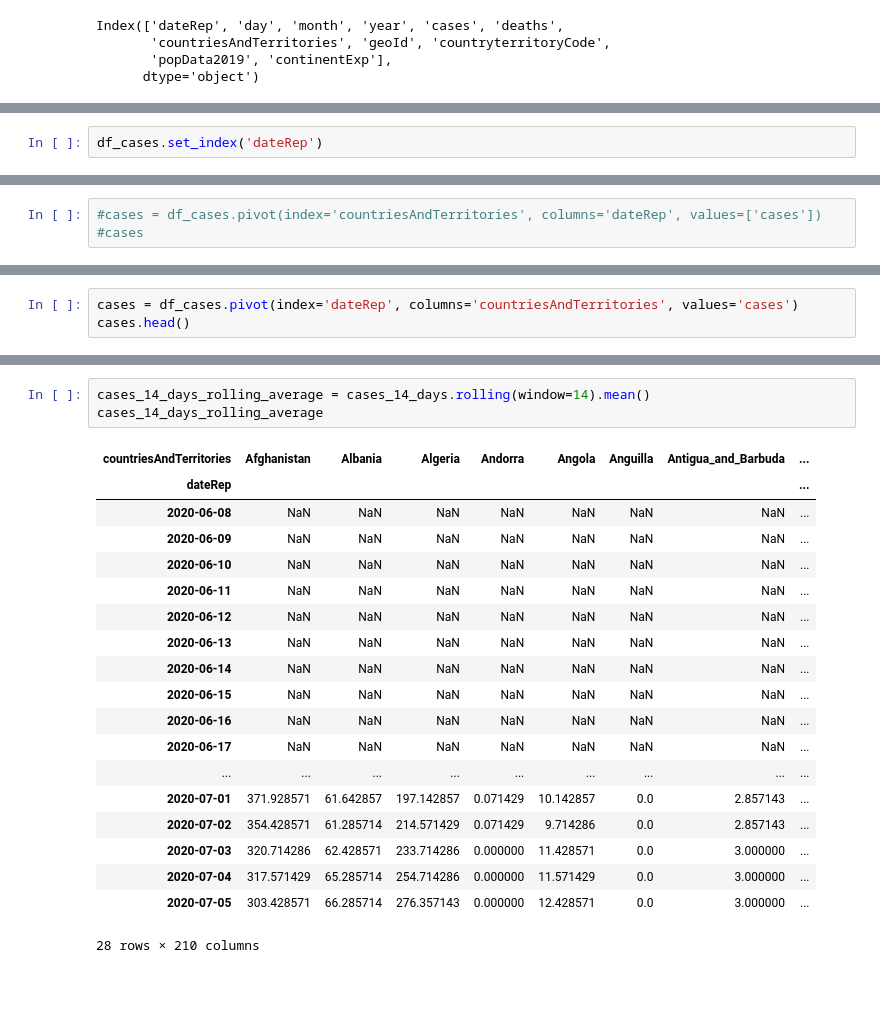
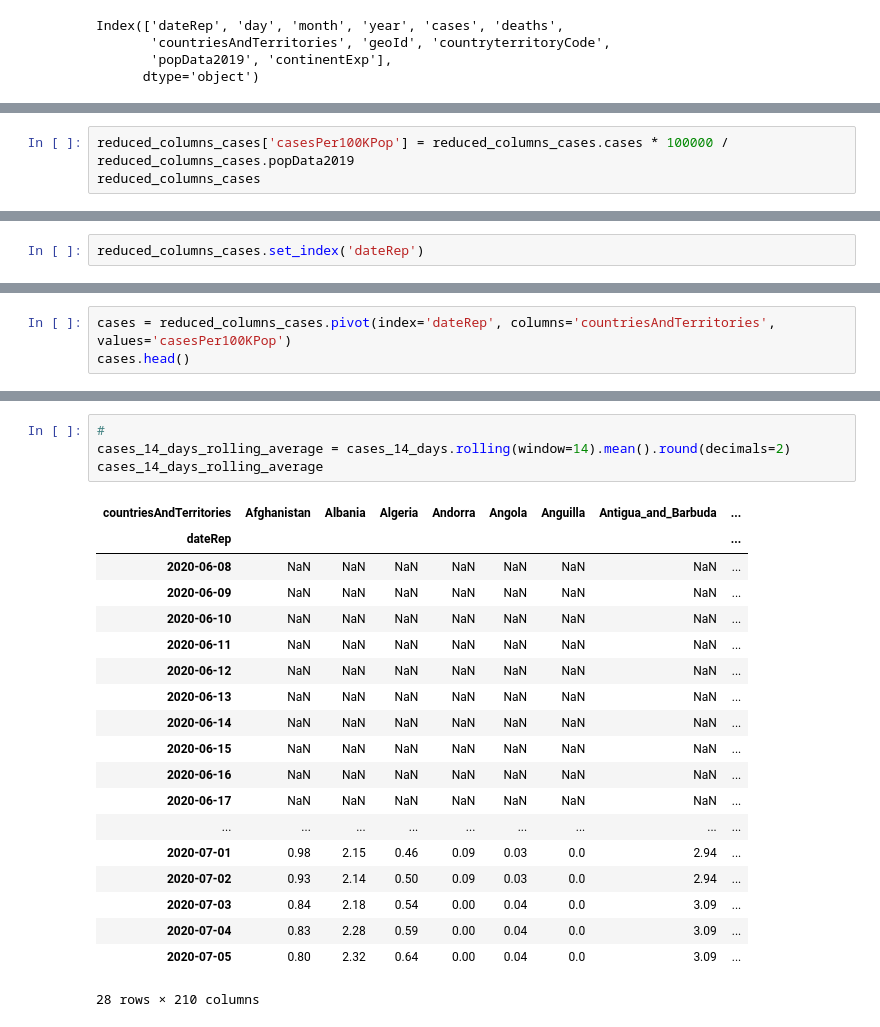
Before and after one commit to MichaelORegan/Covid_19_Ireland_green_list, a Jupyter notebook: Ireland Green List Countries 5th July 2020.ipynb, the cells around one changed output, grey strips where cells are left out. Cells and saved outputs as stored; diff of their text form; blank space fills up the shorter version.

```diff
--- a/Ireland Green List Countries 5th July 2020.ipynb
+++ b/Ireland Green List Countries 5th July 2020.ipynb
@@ -176,0 +174,3 @@ df_cases.head()
+# %%
+reduced_columns_cases['casesPer100KPop'] = reduced_columns_cases.cases * 100000 / reduced_columns_cases.popData2019
+reduced_columns_cases
@@ -177,3 +191,3 @@ df_cases.head()
 # %%
-df_cases.set_index('dateRep')
+reduced_columns_cases.set_index('dateRep')
 # %% [output]
@@ -194,3 +208,3 @@ df_cases.set_index('dateRep')
 # %%
-#cases = df_cases.pivot(index='countriesAndTerritories', columns='dateRep', values=['cases'])
-#cases
+cases = reduced_columns_cases.pivot(index='dateRep', columns='countriesAndTerritories', values='casesPer100KPop')
+cases.head()
@@ -197,3 +219,0 @@ df_cases.set_index('dateRep')
-# %%
-cases = df_cases.pivot(index='dateRep', columns='countriesAndTerritories', values='cases')
-cases.head()
@@ -249,24 +260,25 @@ cases_14_days
 28 rows × 210 columns
 # %%
-cases_14_days_rolling_average = cases_14_days.rolling(window=14).mean()
+#
+cases_14_days_rolling_average = cases_14_days.rolling(window=14).mean().round(decimals=2)
 cases_14_days_rolling_average
 # %% [output]
 | countriesAndTerritories | Afghanistan | Albania | Algeria | Andorra | Angola | Anguilla | Antigua_and_Barbuda | ... |
 | dateRep |  |  |  |  |  |  |  | ... |
 | 2020-06-08 | NaN | NaN | NaN | NaN | NaN | NaN | NaN | ... |
 | 2020-06-09 | NaN | NaN | NaN | NaN | NaN | NaN | NaN | ... |
 | 2020-06-10 | NaN | NaN | NaN | NaN | NaN | NaN | NaN | ... |
 | 2020-06-11 | NaN | NaN | NaN | NaN | NaN | NaN | NaN | ... |
 | 2020-06-12 | NaN | NaN | NaN | NaN | NaN | NaN | NaN | ... |
 | 2020-06-13 | NaN | NaN | NaN | NaN | NaN | NaN | NaN | ... |
 | 2020-06-14 | NaN | NaN | NaN | NaN | NaN | NaN | NaN | ... |
 | 2020-06-15 | NaN | NaN | NaN | NaN | NaN | NaN | NaN | ... |
 | 2020-06-16 | NaN | NaN | NaN | NaN | NaN | NaN | NaN | ... |
 | 2020-06-17 | NaN | NaN | NaN | NaN | NaN | NaN | NaN | ... |
 | ... | ... | ... | ... | ... | ... | ... | ... | ... |
-| 2020-07-01 | 371.928571 | 61.642857 | 197.142857 | 0.071429 | 10.142857 | 0.0 | 2.857143 | ... |
-| 2020-07-02 | 354.428571 | 61.285714 | 214.571429 | 0.071429 | 9.714286 | 0.0 | 2.857143 | ... |
-| 2020-07-03 | 320.714286 | 62.428571 | 233.714286 | 0.000000 | 11.428571 | 0.0 | 3.000000 | ... |
-| 2020-07-04 | 317.571429 | 65.285714 | 254.714286 | 0.000000 | 11.571429 | 0.0 | 3.000000 | ... |
-| 2020-07-05 | 303.428571 | 66.285714 | 276.357143 | 0.000000 | 12.428571 | 0.0 | 3.000000 | ... |
+| 2020-07-01 | 0.98 | 2.15 | 0.46 | 0.09 | 0.03 | 0.0 | 2.94 | ... |
+| 2020-07-02 | 0.93 | 2.14 | 0.50 | 0.09 | 0.03 | 0.0 | 2.94 | ... |
+| 2020-07-03 | 0.84 | 2.18 | 0.54 | 0.00 | 0.04 | 0.0 | 3.09 | ... |
+| 2020-07-04 | 0.83 | 2.28 | 0.59 | 0.00 | 0.04 | 0.0 | 3.09 | ... |
+| 2020-07-05 | 0.80 | 2.32 | 0.64 | 0.00 | 0.04 | 0.0 | 3.09 | ... |
 28 rows × 210 columns
```
Also changed, not shown: parts of 14 cells of this notebook.
